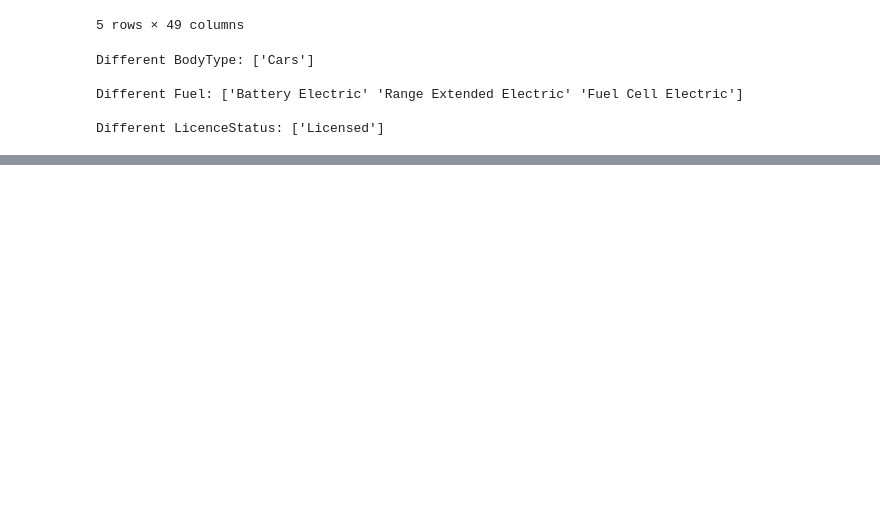
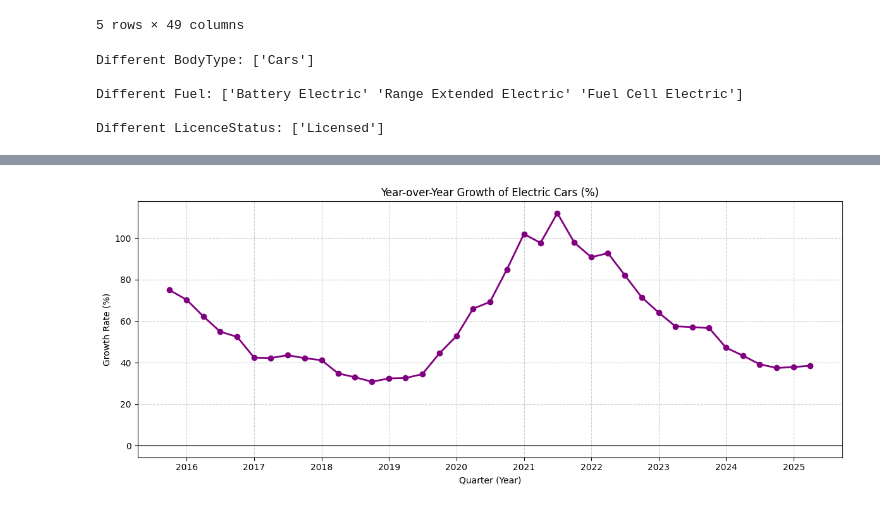
Before and after one commit to vinaykotadiya/ev-adoption-forecast, a Jupyter notebook: ZEV_Forcasting_Time_Series.ipynb, the cells around one changed output, grey strips where cells are left out. Cells and saved outputs as stored; diff of their text form; code cells hidden in the pictures; blank space fills up the shorter version.

```diff
--- a/ZEV_Forcasting_Time_Series.ipynb
+++ b/ZEV_Forcasting_Time_Series.ipynb
@@ -102,0 +225,25 @@ df_cars.to_csv('ev_cars_uk.csv', index=False)
+# %%
+# make a line chart to show the yearly growth rate of electric cars
+plt.figure(figsize=(12,5))
+
+# plot the YoY growth line with purple color and dots on each point
+plt.plot(trend_data.index, trend_data['YoY_Growth'], color='purple', linewidth=2, marker='o')
+
+# add a clear title and axis labels
+plt.title('Year-over-Year Growth of Electric Cars (%)')
+plt.xlabel('Quarter (Year)')     # X-axis shows time (quarters)
+plt.ylabel('Growth Rate (%)')    # Y-axis shows yearly growth percentage
+
+# add light grid lines to make the chart easier to read
+plt.grid(True, linestyle='--', alpha=0.6)
+
+# add a horizontal line at 0% to show the baseline
+plt.axhline(0, color='black', linewidth=0.8)
+
+# fix spacing so titles and labels are not cut off
+plt.tight_layout()
+
+# show the final chart
+plt.show()
+# %% [output]
+[figure, added]
```
Also changed, not shown: parts of 19 cells of this notebook.
